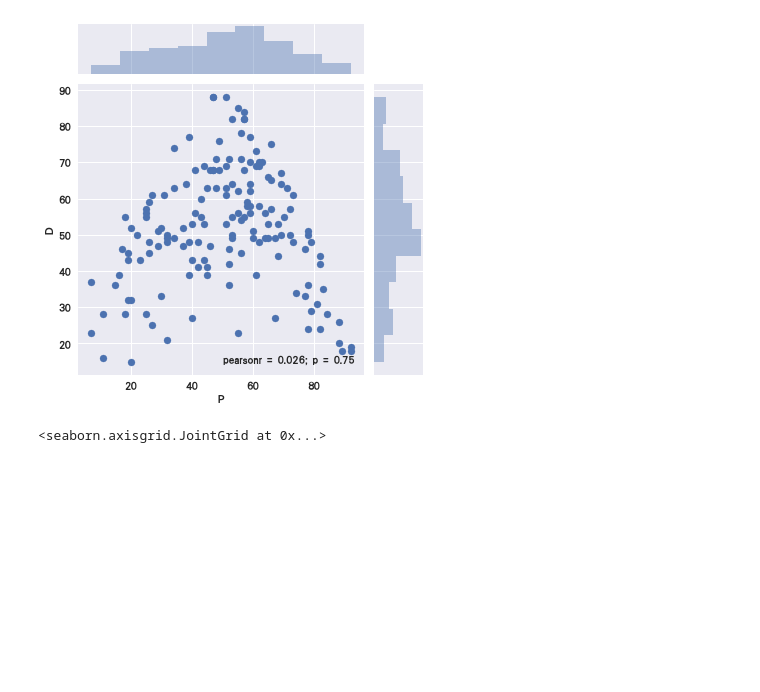
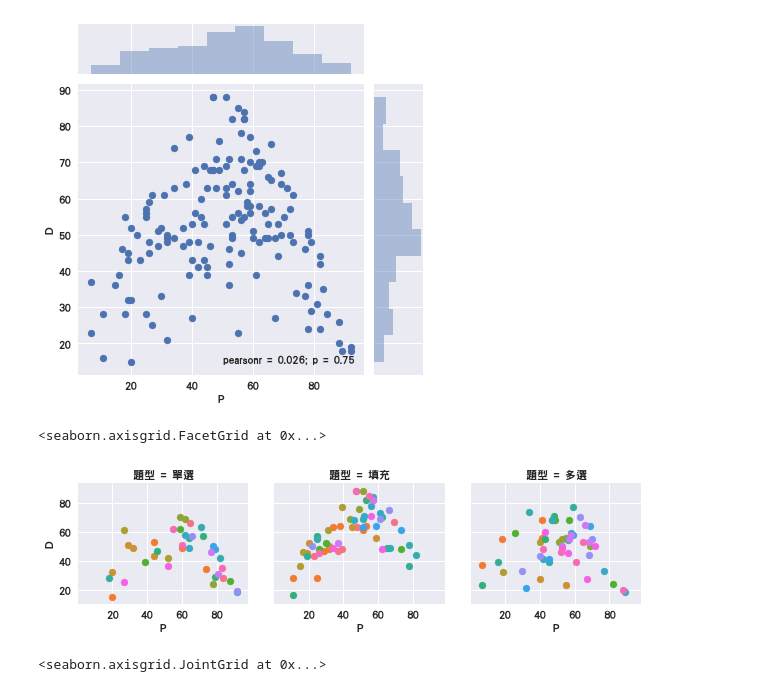
Before and after one commit to anchiang/examAnalysis, a Jupyter notebook: exma-my.ipynb, the cells around one changed output. Drawn from its saved outputs; the diff is of its cells as text; code cells hidden in the pictures; blank space fills up the shorter version.

```diff
--- a/exma-my.ipynb
+++ b/exma-my.ipynb
@@ -113,7 +113,7 @@ g.map(plt.scatter,"P","P90")
 singCho = exam[exam["題型"].isin(['單選'])]
 multCho = exam[exam["題型"] =='多選']
 textBox = exam[exam.題型.isin(['填充'])]
-exnonCho= exam[exam["題型"] !='非選']
+exChoBox= exam[exam["題型"] !='非選']
 # %%
 singChoAns = singCho[["答案","P"]].groupby(by = "答案").count()
 singChoAns.columns.values[0]="題數"
@@ -241,6 +241,12 @@ sns.jointplot(x="P",y="D",data=exam)
 # %% [output]
 <seaborn.axisgrid.JointGrid at 0x...>
 [figure]
+# %%
+g = sns.FacetGrid(exChoBox,col="題型",hue="年份")
+g.map(plt.scatter,"P","D")
+# %% [output]
+<seaborn.axisgrid.FacetGrid at 0x...>
+[figure, added]
 # %%
 sns.jointplot(x="P",y="D",data=singCho)
 # %% [output]
```
Also changed, not shown: 4 other files.
